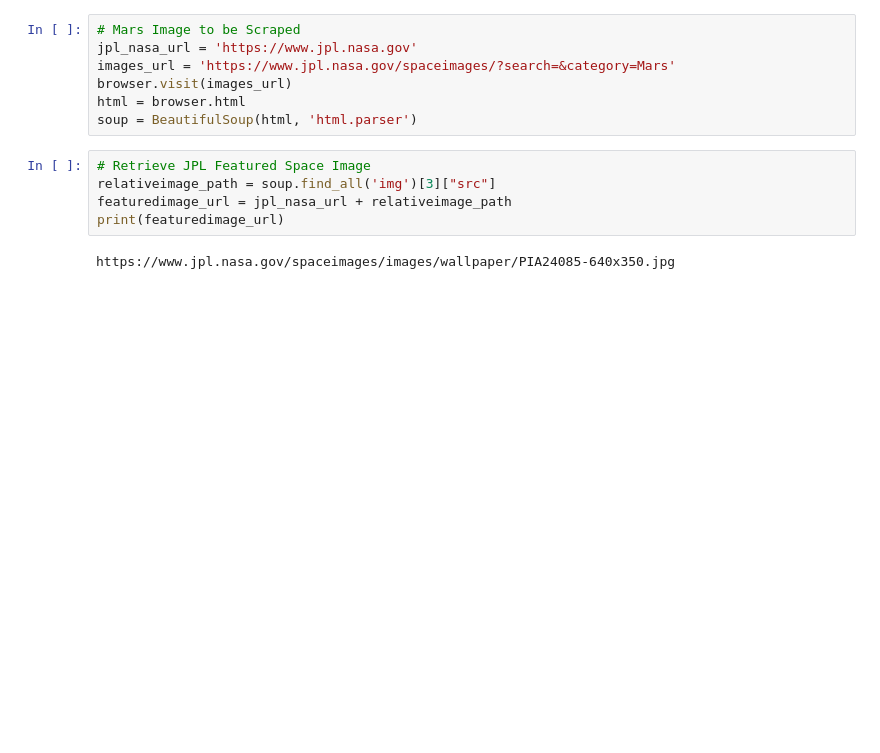
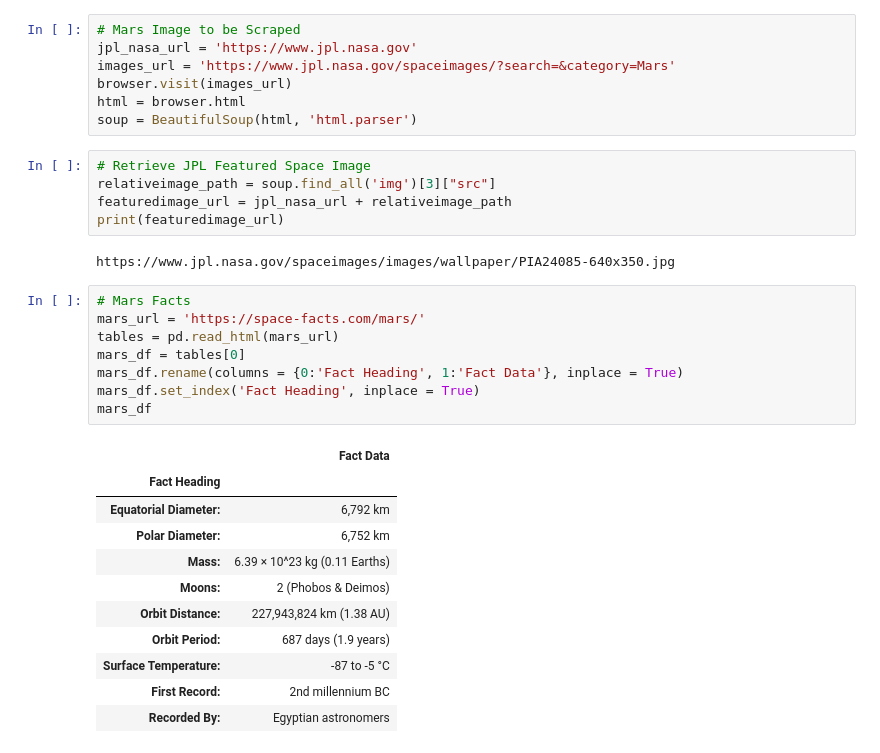
Before and after one commit to cceni03/Web-Scraping-Challenge, a Jupyter notebook: Mission_to_Mars/mission_to_mars.ipynb, the cells around one changed output. Drawn from its saved outputs; the diff is of its cells as text; blank space fills up the shorter version.

```diff
--- a/Mission_to_Mars/mission_to_mars.ipynb
+++ b/Mission_to_Mars/mission_to_mars.ipynb
@@ -76,3 +76,23 @@ featuredimage_url = jpl_nasa_url + relativeimage_path
 print(featuredimage_url)
 # %% [output]
 https://www.jpl.nasa.gov/spaceimages/images/wallpaper/PIA24085-640x350.jpg
+# %%
+# Mars Facts
+mars_url = 'https://space-facts.com/mars/'
+tables = pd.read_html(mars_url)
+mars_df = tables[0]
+mars_df.rename(columns = {0:'Fact Heading', 1:'Fact Data'}, inplace = True)
+mars_df.set_index('Fact Heading', inplace = True)
+mars_df
+# %% [output]
+|  | Fact Data |
+| Fact Heading |  |
+| Equatorial Diameter: | 6,792 km |
+| Polar Diameter: | 6,752 km |
+| Mass: | 6.39 × 10^23 kg (0.11 Earths) |
+| Moons: | 2 (Phobos & Deimos) |
+| Orbit Distance: | 227,943,824 km (1.38 AU) |
+| Orbit Period: | 687 days (1.9 years) |
+| Surface Temperature: | -87 to -5 °C |
+| First Record: | 2nd millennium BC |
+| Recorded By: | Egyptian astronomers |
```
Also changed, not shown: parts of 2 cells of this notebook.
